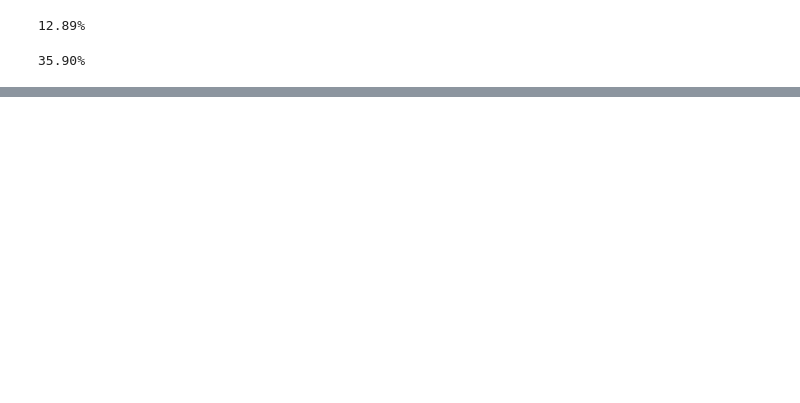
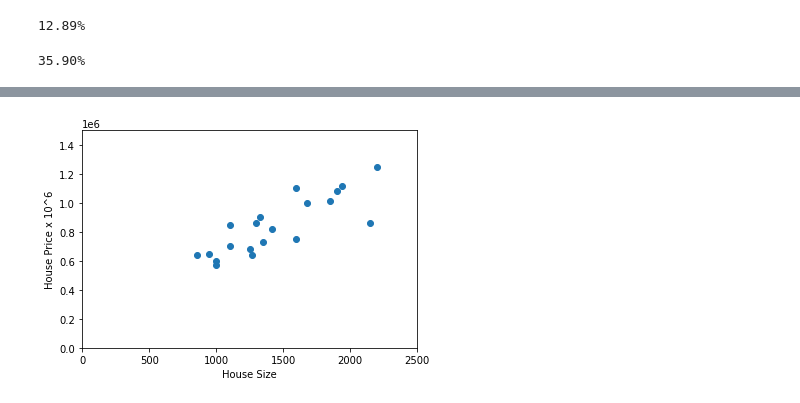
Before and after one commit to olivmath/Q_finance, a Jupyter notebook: traditionary_markets.ipynb, the cells around one changed output, grey strips where cells are left out. Drawn from its saved outputs; the diff is of its cells as text; code cells hidden in the pictures; blank space fills up the shorter version.

```diff
--- a/traditionary_markets.ipynb
+++ b/traditionary_markets.ipynb
@@ -486,0 +563,14 @@ print(f'{pfolio_vol*100:.2f}%')
+# %%
+data = pd.read_excel('./extras/data/4.1 Housing.xlsx')
+# %%
+data = data[['House Price', 'House Size (sq.ft.)']]
+# %%
+x, y = data['House Size (sq.ft.)'], data['House Price']
+# %%
+plt.scatter(x,y)
+plt.ylabel("House Price x 10^6")
+plt.xlabel("House Size")
+plt.axis([0, 2500, 0, 1500000]) # [xmin, xmax, ymin, ymax]
+plt.show()
+# %% [output]
+[figure, added]
```
Also changed, not shown: parts of 20 cells of this notebook, 3 other files.
